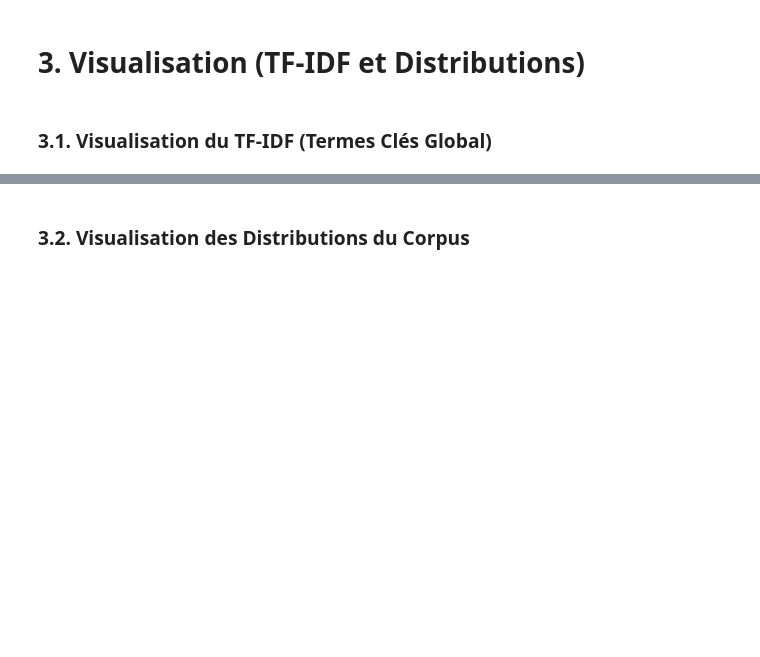
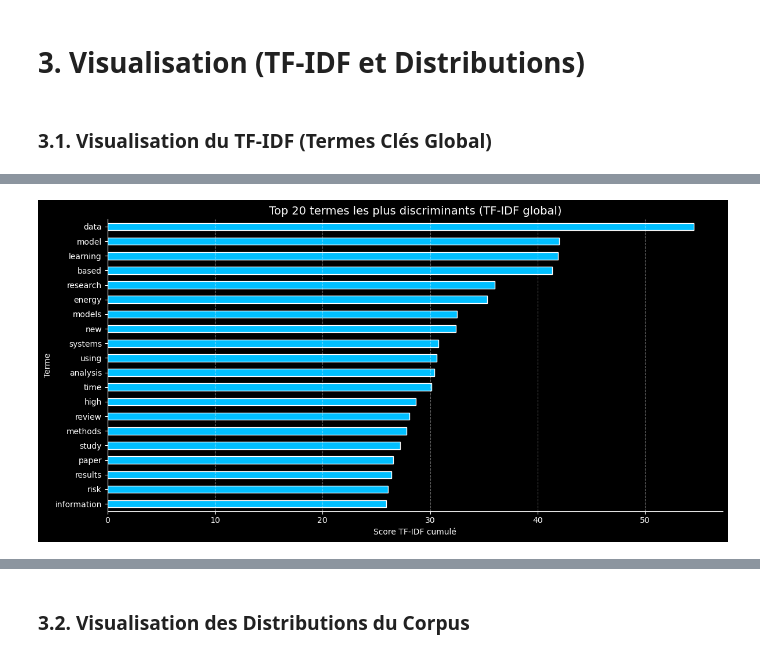
Before and after one commit to aurvl/ResearchPapersRecommandationSystem, a Jupyter notebook: notebooks/02_analyse.ipynb, the cells around one changed output, grey strips where cells are left out. Cells and saved outputs as stored; diff of their text form; code cells hidden in the pictures; blank space fills up the shorter version.

```diff
--- a/notebooks/02_analyse.ipynb
+++ b/notebooks/02_analyse.ipynb
@@ -298,0 +262,89 @@ Discussion :
+# %%
+print("\n" + "=" * 80)
+print("## 3.1. Visualisation du TF-IDF (Termes Clés Globaux)")
+
+if X_tfidf is not None and vectorizer is not None:
+    print(">> Calcul des scores globaux TF-IDF...")
+
+    # ==============================
+    # Calcul des scores TF-IDF globaux
+    # ==============================
+    tfidf_sum = X_tfidf.sum(axis=0).A1
+    feature_names = vectorizer.get_feature_names_out()
+    tfidf_scores = pd.Series(tfidf_sum, index=feature_names)
+
+    N = 20
+    top_n_terms = tfidf_scores.sort_values(ascending=False).head(N)
+
+    # ==============================
+    # 1️⃣ Barplot horizontal amélioré
+    # ==============================
+    plt.figure(figsize=(12, 6))
+    top_n_terms.sort_values().plot(
+        kind="barh",
+        color="deepskyblue",
+        edgecolor="white"
+    )
+
+    plt.title(f"Top {N} termes les plus discriminants (TF-IDF global)", fontsize=14)
+    plt.xlabel("Score TF-IDF cumulé")
+    plt.ylabel("Terme")
+
+    for spine in ["top", "right"]:
+        plt.gca().spines[spine].set_visible(False)
+
+    plt.grid(axis="x", linestyle="--", alpha=0.4)
+    plt.tight_layout()
+    plt.show()
+
+    # ==============================
+    # 2️⃣ Bubble chart (impact visuel)
+    # ==============================
+    plt.figure(figsize=(10, 6))
+
+    sizes = top_n_terms.values * 200
+    colors = top_n_terms.values
+
+    plt.scatter(
+        range(len(top_n_terms)),
+        top_n_terms.values,
+        s=sizes,
+        c=colors,
+        cmap="viridis",
+        alpha=0.8
+    )
+
+    plt.xticks(range(len(top_n_terms)), top_n_terms.index, rotation=45, ha="right")
+    plt.ylabel("Score TF-IDF cumulé")
+    plt.title("Importance relative des termes (Bubble Chart TF-IDF)")
+    plt.colorbar(label="Poids TF-IDF")
+
+    plt.tight_layout()
+    plt.show()
+
+    # ==============================
+    # 3️⃣ WordCloud (vue synthétique)
+    # ==============================
+    from wordcloud import WordCloud
+
+    wc = WordCloud(
+        width=900,
+        height=400,
+        background_color="black",
+        colormap="plasma"
+    ).generate_from_frequencies(top_n_terms.to_dict())
+
+    plt.figure(figsize=(14, 6))
+    plt.imshow(wc, interpolation="bilinear")
+    plt.axis("off")
+    plt.title("Nuage de mots des termes TF-IDF dominants", fontsize=14)
+    plt.show()
+
+    # ==============================
+    # Discussion
+    # ==============================
+    print("\nDiscussion :")
+    print("> Ces termes constituent le vocabulaire le plus discriminant du corpus.")
+    print("> Ils reflètent les thématiques dominantes et confirment la cohérence sémantique des données.")
+    print("> Cette visualisation renforce l'interprétabilité du modèle TF-IDF utilisé pour la recommandation.")
+# %% [output]
@@ -298,0 +354 @@ Discussion :
+[figure, added]
```
Also changed, not shown: parts of 10 cells of this notebook, 1 other file.
